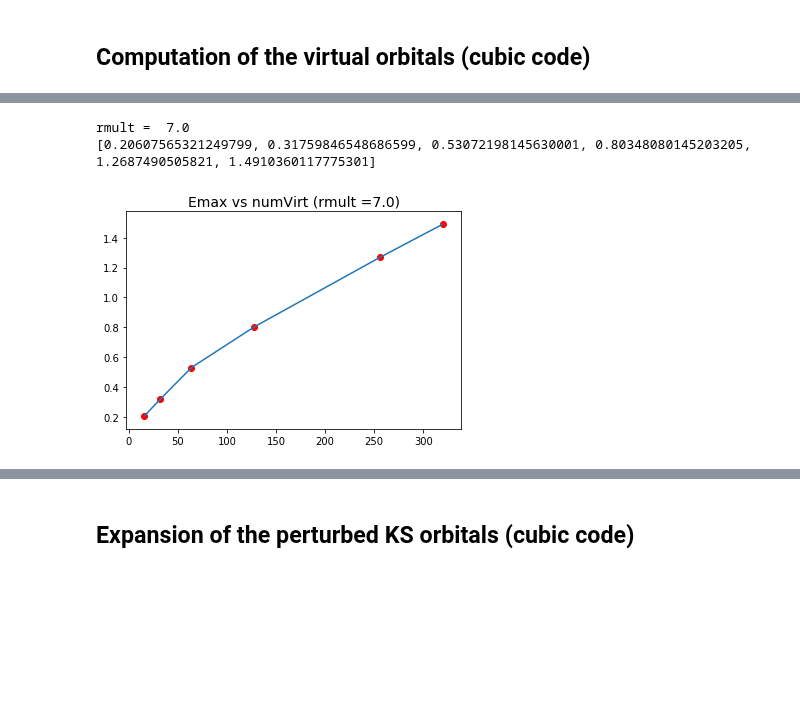
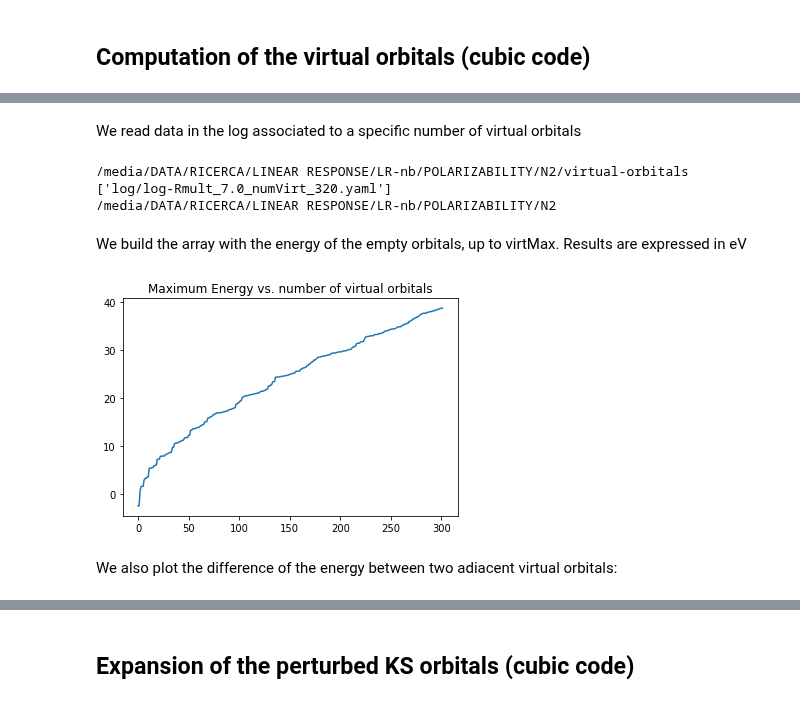
Before and after one commit to luigigenovese/KPM-nb, a Jupyter notebook: POLARIZABILITY/N2/Virtual_Orbitals_Completeness_Relation.ipynb, the cells around one changed output, grey strips where cells are left out. Drawn from its saved outputs; the diff is of its cells as text; code cells hidden in the pictures; blank space fills up the shorter version.

```diff
--- a/POLARIZABILITY/N2/Virtual_Orbitals_Completeness_Relation.ipynb
+++ b/POLARIZABILITY/N2/Virtual_Orbitals_Completeness_Relation.ipynb
@@ -88,0 +125,18 @@ for r in range(len(rVal)):
+# %%
+for r in rVal:
+    inp={'dft':{
+          'rmult': [r, 9.0],
+          'itermax_virt' : 20,
+          'gnrm_cv_virt' : 1e-4},
+         'output': {
+          'orbitals' : 'binary',
+          'verbosity' : 3}
+        }
+    inp['radical'] = 'Rmult_'+str(r)
+    lrun=[]
+    for n in virt_reduced:
+        inp['dft']['norbv'] = -n
+        inpname = 'Rmult_'+str(r)+'_numVirt_'+str(n)
+        Yaml.dump(inp,outputpath + inpname + '.yaml')
+        lrun.append(inpname)
+    Yaml.dump(lrun,outputpath+'runs_reduced_'+str(r))
@@ -91,19 +161,28 @@ We chose a value of the box and compute the maximum energy in function of the nu
-# %%
-r = 0
-print 'rmult = ', rVal[r]
-
-Emax=[]
-nVirt=[]
-for n in Data[r]:
-    nVirt.append(-n.log['dft']['norbv'])
-    Emax.append(n.evals[0][0][-1])
-print(Emax)
-
-plt.plot(nVirt,Emax)
-plt.scatter(nVirt,Emax, color='r')
-plt.title('Emax vs numVirt (rmult ='+str(rVal[r])+')',fontsize=14)
-plt.show()
-# %% [output]
-rmult =  7.0
-[0.20607565321249799, 0.31759846548686599, 0.53072198145630001, 0.80348080145203205, 1.2687490505821, 1.4910360117775301]
-[figure, removed]
+# %% [markdown]
+We read data in the log associated to a specific number of virtual orbitals
+# %%
+Data = []
+%cd $outputpath
+for r in rVal:
+    spath = 'log/log-Rmult_'+str(r)+'_numVirt_'+str(virt[-1])+'.yaml'
+    log = !ls $spath
+    print log
+    Data.append(lf.Logfile(log[0]))
+%cd ..
+# %% [output]
+/media/DATA/RICERCA/LINEAR RESPONSE/LR-nb/POLARIZABILITY/N2/virtual-orbitals
+['log/log-Rmult_7.0_numVirt_320.yaml']
+/media/DATA/RICERCA/LINEAR RESPONSE/LR-nb/POLARIZABILITY/N2
+# %% [markdown]
+We build the array with the energy of the empty orbitals, up to virtMax. Results are expressed in eV
+# %%
+numOccOrb = 5
+engVirt = 27.211*Data[0].evals[0][0][numOccOrb:numOccOrb+virtMax-1]
+# %%
+plt.plot(engVirt)
+plt.title('Maximum Energy vs. number of virtual orbitals',fontsize=12)
+plt.show()
+# %% [output]
+[figure, added]
+# %% [markdown]
+We also plot the difference of the energy between two adiacent virtual orbitals:
```
Also changed, not shown: parts of 52 cells of this notebook, 9 other files.
